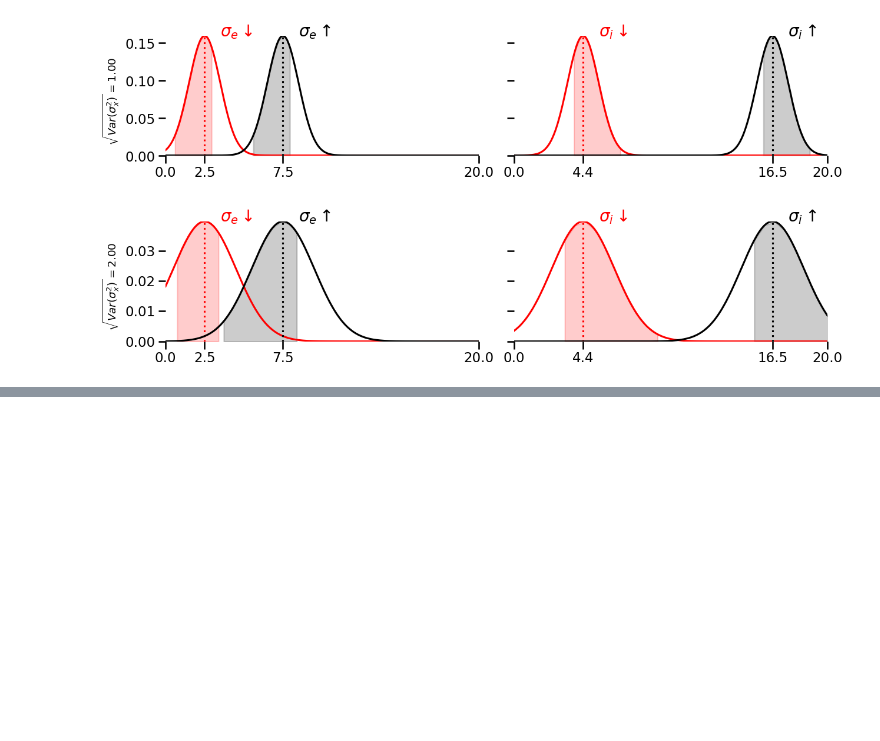
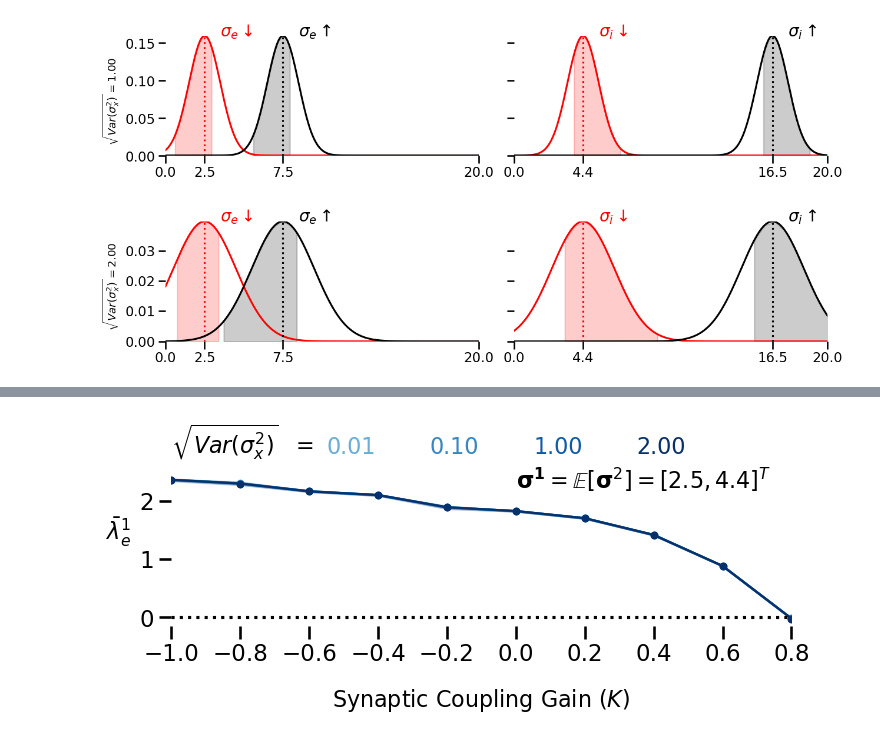
Before and after one commit to Kalana304/MAScResearch, a Jupyter notebook: network_modeling/two_node_system/figGeneration/lyapunov_analysis_system03.ipynb, the cells around one changed output, grey strips where cells are left out. Saved outputs shown, nothing was run; the diff lists cells and outputs as text; code cells hidden in the pictures; blank space fills up the shorter version.

```diff
--- a/network_modeling/two_node_system/figGeneration/lyapunov_analysis_system03.ipynb
+++ b/network_modeling/two_node_system/figGeneration/lyapunov_analysis_system03.ipynb
@@ -127,7 +127,7 @@ for _sigvar in sigVar:
 _temp = []
 _sortpaths = []
 
-varInd = 3
+varInd = 0
 for path_ in file_paths:
     if f"_{iE + params['i_e2']:.3f}_sigVar_{sigVar[varInd]:.2f}" not in path_:
         continue
@@ -194,0 +254,97 @@ plt.savefig(os.path.join(figureroot, f"Imod_{iE:.3f}mV_K.png"), dpi=300, bbox_in
+# %%
+colors= plt.get_cmap('Blues')
+colorIter = iter(colors(np.linspace(0.5, 1, len(sigVar))))
+
+plt.figure(figsize=(8, 2))
+plt.text(-1, 2.8, r'$\sqrt{Var(\sigma_x^2)} ~~= $', color = 'k',  fontsize=16)
+
+for i in range(len(sigVar)):
+    color = next(colorIter)
+    plt.plot(kVals[:-1], Lyap[i, :, 0], '.-', color=color, linewidth=1.5)
+    plt.fill_between(kVals[:-1], Lyap[i, :, 0] - LyapVar[i, :, 0], Lyap[i, :, 0] + LyapVar[i, :, 0], color=color, alpha=0.2)
+    plt.text(-0.55 + 0.3 * i, 2.8, f"{sigVar[i]:.2f}", color = color,  fontsize=16)
+
+plt.text(0, 2.2, r"$\mathbf{\sigma^1} = \mathbb{E}[\mathbf{\sigma}^2] = [2.5, 4.4]^T$", color = "k",  fontsize=16)
+for pos in ["right", "left", "top", "bottom"]:
+    plt.gca().spines[pos].set_visible(False)
+
+plt.axhline(0, color='k', linestyle=':')
+plt.xlim(kMin, kVals[-2])
+plt.ylabel(r"$\bar{\lambda}^1_e$", fontsize=16, rotation=0, labelpad=15)
+plt.xlabel(r"Synaptic Coupling Gain $(K)$", fontsize=16, labelpad=15)
+plt.savefig(os.path.join(figureroot, f"Imod_{iE:.3f}mV_sige_2.5_sigi_4.4_K.png"), dpi=300, bbox_inches="tight")
+plt.show()
+
+#----------------------------------------------------------------------------------------------------------------------------#
+colors= plt.get_cmap('Greens')
+colorIter = iter(colors(np.linspace(0.5, 1, len(sigVar))))
+
+plt.figure(figsize=(8, 2))
+plt.text(-1, 5.8, r'$\sqrt{Var(\sigma_x^2)} ~~= $', color = 'k',  fontsize=16)
+
+for i in range(len(sigVar)):
+    color = next(colorIter)
+    plt.plot(kVals[:-1], Lyap[i, :, 1], '.-', color=color, linewidth=1.5)
+    plt.fill_between(kVals[:-1], Lyap[i, :, 1] - LyapVar[i, :, 1], Lyap[i, :, 1] + LyapVar[i, :, 1], color=color, alpha=0.2)
+    plt.text(-0.55 + 0.3 * i, 5.8, f"{sigVar[i]:.2f}", color = color,  fontsize=16)
+
+plt.text(0, 2.8, r"$\mathbf{\sigma^1} = \mathbb{E}[\mathbf{\sigma}^2] = [2.5, 16.5]^T$", color = "k",  fontsize=16)
+for pos in ["right", "left", "top", "bottom"]:
+    plt.gca().spines[pos].set_visible(False)
+
+plt.axhline(0, color='k', linestyle=':')
+plt.xlim(kMin, kVals[-2])
+plt.ylabel(r"$\bar{\lambda}^1_e$", fontsize=16, rotation=0, labelpad=15)
+plt.xlabel(r"Synaptic Coupling Gain $(K)$", fontsize=16, labelpad=15)
+plt.savefig(os.path.join(figureroot, f"Imod_{iE:.3f}mV_sige_2.5_sigi_16.5_K.png"), dpi=300, bbox_inches="tight")
+plt.show()
+
+#----------------------------------------------------------------------------------------------------------------------------#
+colors= plt.get_cmap('Reds')
+colorIter = iter(colors(np.linspace(0.5, 1, len(sigVar))))
+
+plt.figure(figsize=(8, 2))
+plt.text(-1, 3, r'$\sqrt{Var(\sigma_x^2)} ~~= $', color = 'k',  fontsize=16)
+
+for i in range(len(sigVar)):
+    color = next(colorIter)
+    plt.plot(kVals[:-1], Lyap[i, :, 2], '.-', color=color, linewidth=1.5)
+    plt.fill_between(kVals[:-1], Lyap[i, :, 2] - LyapVar[i, :, 2], Lyap[i, :, 2] + LyapVar[i, :, 2], color=color, alpha=0.2)
+    plt.text(-0.55 + 0.3 * i, 3, f"{sigVar[i]:.2f}", color = color,  fontsize=16)
+
+plt.text(0, 2.4, r"$\mathbf{\sigma^1} = \mathbb{E}[\mathbf{\sigma}^2] = [7.5, 4.4]^T$", color = "k",  fontsize=16)
+for pos in ["right", "left", "top", "bottom"]:
+    plt.gca().spines[pos].set_visible(False)
+
+plt.axhline(0, color='k', linestyle=':')
+plt.xlim(kMin, kVals[-2])
+plt.ylabel(r"$\bar{\lambda}^1_e$", fontsize=16, rotation=0, labelpad=15)
+plt.xlabel(r"Synaptic Coupling Gain $(K)$", fontsize=16, labelpad=15)
+plt.savefig(os.path.join(figureroot, f"Imod_{iE:.3f}mV_sige_7.5_sigi_4.4_K.png"), dpi=300, bbox_inches="tight")
+plt.show()
+
+#----------------------------------------------------------------------------------------------------------------------------#
+colors= plt.get_cmap('Purples')
+colorIter = iter(colors(np.linspace(0.5, 1, len(sigVar))))
+
+plt.figure(figsize=(8, 2))
+plt.text(-1, 5, r'$\sqrt{Var(\sigma_x^2)} ~~= $', color = 'k',  fontsize=16)
+
+for i in range(len(sigVar)):
+    color = next(colorIter)
+    plt.plot(kVals[:-1], Lyap[i, :, 3], '.-', color=color, linewidth=1.5)
+    plt.fill_between(kVals[:-1], Lyap[i, :, 3] - LyapVar[i, :, 3], Lyap[i, :, 3] + LyapVar[i, :, 3], color=color, alpha=0.2)
+    plt.text(-0.55 + 0.3 * i, 5, f"{sigVar[i]:.2f}", color = color,  fontsize=16)
+
+plt.text(0, 2.2, r"$\mathbf{\sigma^1} = \mathbb{E}[\mathbf{\sigma}^2] = [7.5, 16.5]^T$", color = "k",  fontsize=16)
+for pos in ["right", "left", "top", "bottom"]:
+    plt.gca().spines[pos].set_visible(False)
+
+plt.axhline(0, color='k', linestyle=':')
+plt.xlim(kMin, kVals[-2])
+plt.ylabel(r"$\bar{\lambda}^1_e$", fontsize=16, rotation=0, labelpad=15)
+plt.xlabel(r"Synaptic Coupling Gain $(K)$", fontsize=16, labelpad=15)
+plt.savefig(os.path.join(figureroot, f"Imod_{iE:.3f}mV_sige_7.5_sigi_16.5_K.png"), dpi=300, bbox_inches="tight")
+plt.show()
+# %% [output]
+[figure, added]
```
Also changed, not shown: parts of 5 cells of this notebook.
